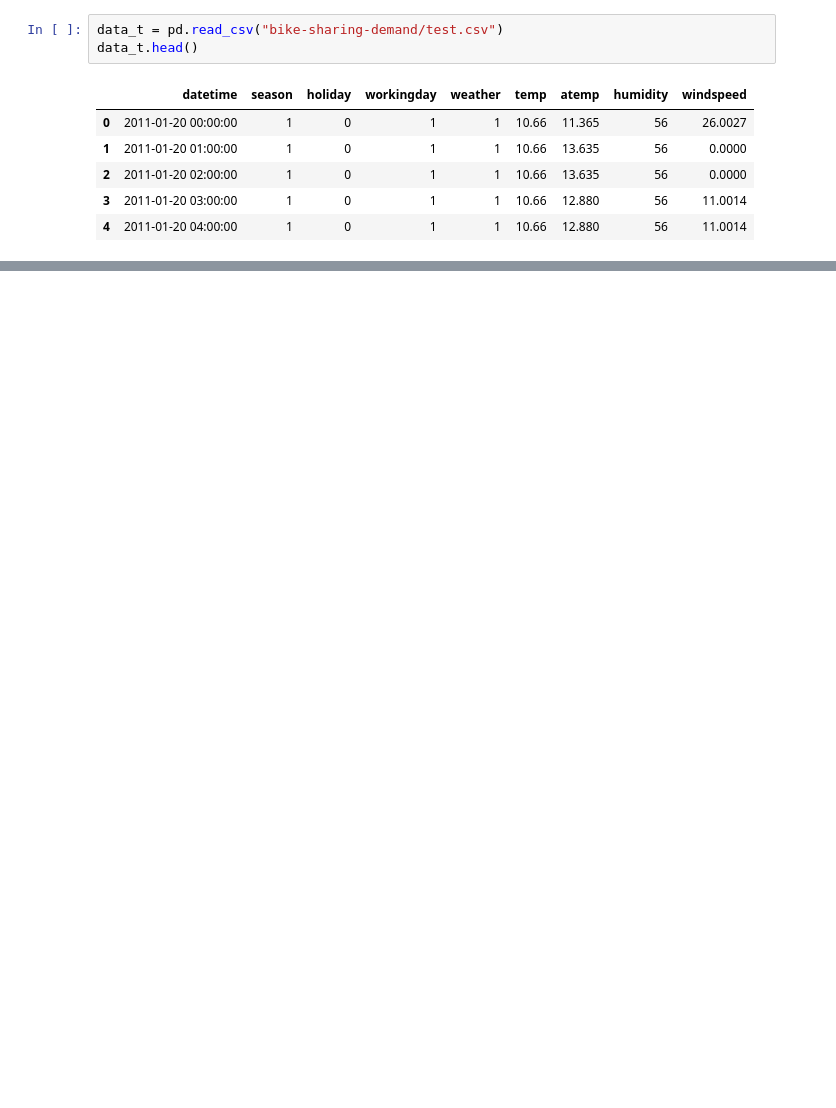
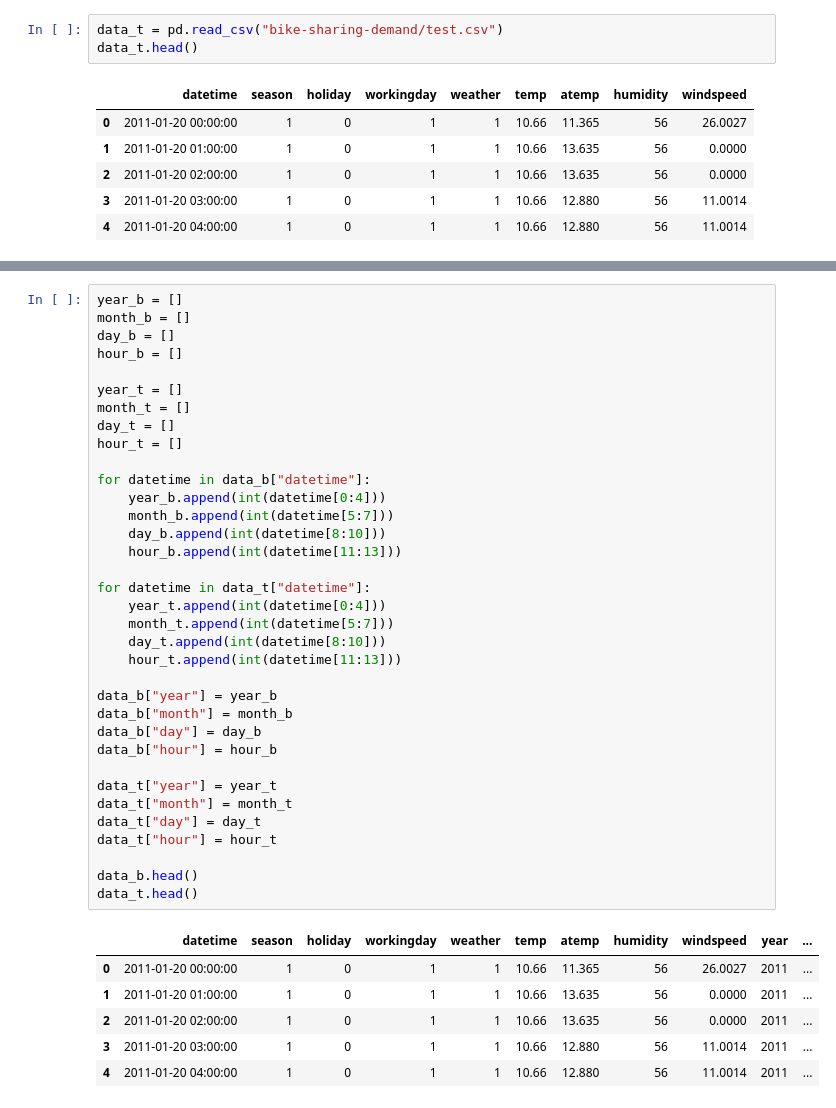
Before and after one commit to leotanaka4/Trabalho2LingProg, a Jupyter notebook: ans.ipynb, the cells around one changed output, grey strips where cells are left out. Saved outputs shown, nothing was run; the diff lists cells and outputs as text; blank space fills up the shorter version.

```diff
--- a/ans.ipynb
+++ b/ans.ipynb
@@ -38,3 +51,45 @@ data_b.head()
+# %%
+year_b = []
+month_b = []
+day_b = []
+hour_b = []
+
+year_t = []
+month_t = []
+day_t = []
+hour_t = []
+
+for datetime in data_b["datetime"]:
+    year_b.append(int(datetime[0:4]))
+    month_b.append(int(datetime[5:7]))
+    day_b.append(int(datetime[8:10]))
+    hour_b.append(int(datetime[11:13]))
+
+for datetime in data_t["datetime"]:
+    year_t.append(int(datetime[0:4]))
+    month_t.append(int(datetime[5:7]))
+    day_t.append(int(datetime[8:10]))
+    hour_t.append(int(datetime[11:13]))
+
+data_b["year"] = year_b
+data_b["month"] = month_b
+data_b["day"] = day_b
+data_b["hour"] = hour_b
+
+data_t["year"] = year_t
+data_t["month"] = month_t
+data_t["day"] = day_t
+data_t["hour"] = hour_t
+
+data_b.head()
+data_t.head()
+# %% [output]
+|  | datetime | season | holiday | workingday | weather | temp | atemp | humidity | windspeed | year | ... |
+| 0 | 2011-01-20 00:00:00 | 1 | 0 | 1 | 1 | 10.66 | 11.365 | 56 | 26.0027 | 2011 | ... |
+| 1 | 2011-01-20 01:00:00 | 1 | 0 | 1 | 1 | 10.66 | 13.635 | 56 | 0.0000 | 2011 | ... |
+| 2 | 2011-01-20 02:00:00 | 1 | 0 | 1 | 1 | 10.66 | 13.635 | 56 | 0.0000 | 2011 | ... |
+| 3 | 2011-01-20 03:00:00 | 1 | 0 | 1 | 1 | 10.66 | 12.880 | 56 | 11.0014 | 2011 | ... |
+| 4 | 2011-01-20 04:00:00 | 1 | 0 | 1 | 1 | 10.66 | 12.880 | 56 | 11.0014 | 2011 | ... |
 # %%
 data_b.corr()
 # %% [output]
```
Also changed, not shown: parts of 11 cells of this notebook.
